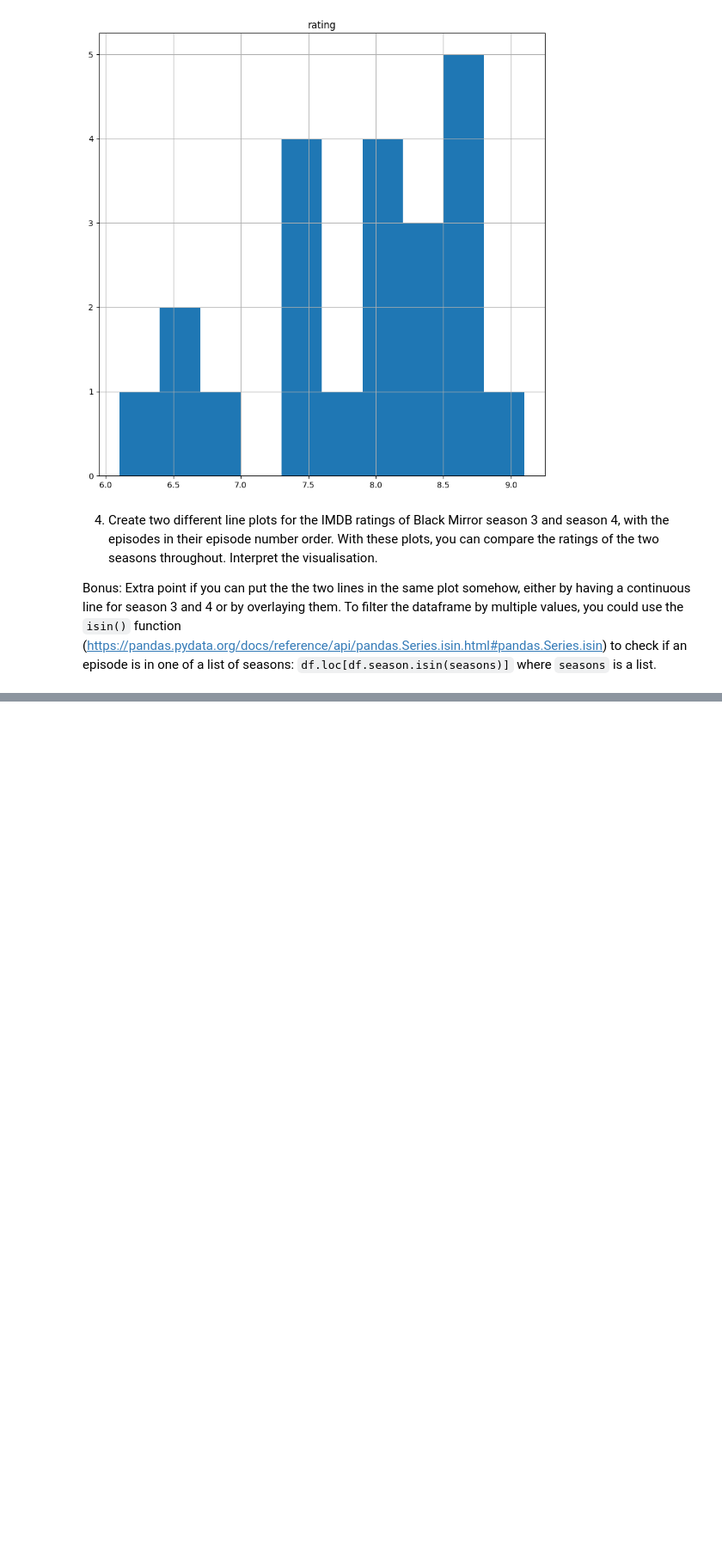
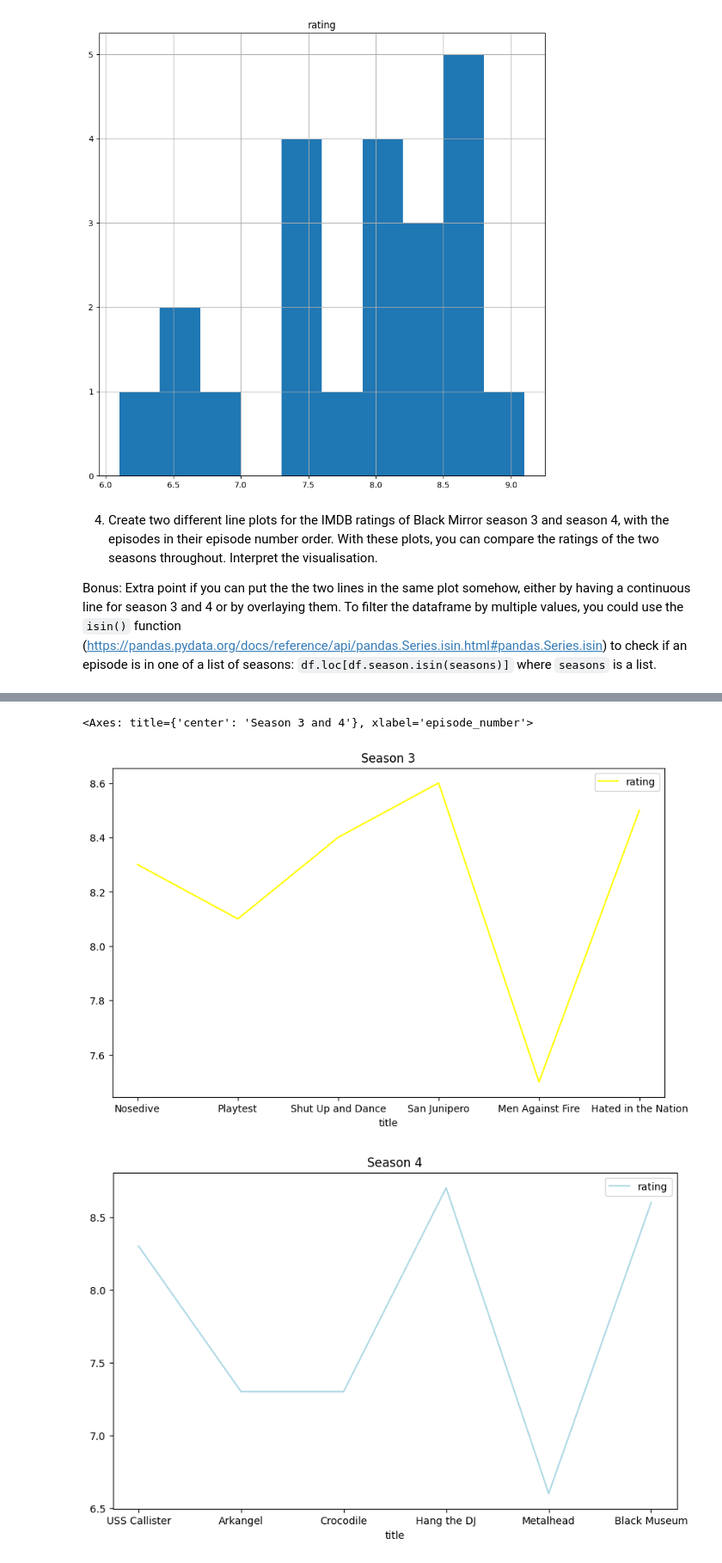
Before and after one commit to georgeccotea/georges-2023-coding-the-humanities, a Jupyter notebook: notebooks/assignments/4_Pandas_GradedAssignment/4_Pandas_GradedAssignment.ipynb, the cells around one changed output, grey strips where cells are left out. Shown: that part at 86% size. Drawn from its saved outputs; the diff is of its cells as text; code cells hidden in the pictures; blank space fills up the shorter version.

Commit message:
4th Graded Assignment + Nicer Graphs

```diff
--- a/notebooks/assignments/4_Pandas_GradedAssignment/4_Pandas_GradedAssignment.ipynb
+++ b/notebooks/assignments/4_Pandas_GradedAssignment/4_Pandas_GradedAssignment.ipynb
@@ -162,0 +134,29 @@ seasons.plot.line(x='episode_number', y=['rating_x', 'rating_y'], label=['Season
+# %%
+import pandas as pd
+# Reading the csv file and making a dataframe with the episode name and the rating in season 3
+season3 = df.loc[df.season.isin([3])]
+season3 = season3[['title', 'rating']]
+# Reading the csv file and making a dataframe with the episode name and the rating in season 4
+season4 = df.loc[df.season.isin([4])]
+season4 = season4[['title', 'rating']]
+# Reading the csv file and making a dataframe with the episode number and the rating in season 3
+season3Number = df.loc[df.season.isin([3])]
+season3Number = season3Number[['episode_number', 'rating']]
+# Reading the csv file and making a dataframe with the episode number and the rating in season 4
+season4Number = df.loc[df.season.isin([4])]
+season4Number = season4Number[['episode_number', 'rating']]
+# Aligning the season3Number and season4Number dataframes
+season3Number = season3Number.set_index('episode_number')
+season4Number = season4Number.set_index('episode_number')
+# Combining the season3 and season4 number dataframes
+seasons = pd.concat([season3Number, season4Number], axis=1)
+# Plotting the season3 dataframe
+season3.plot(x='title', y='rating', figsize = (10,6) ,kind='line', title='Season 3', color='yellow')
+# Plotting the season4 dataframe
+season4.plot(x='title', y='rating', figsize = (10,6), kind='line', title='Season 4', color='lightblue')
+# Plotting the concatenated dataframe with the title of each episode as legend and the rating as y-axis
+seasons.plot(figsize = (10,6), title='Season 3 and 4', color=['yellow', 'lightblue'])
+# %% [output]
+<Axes: title={'center': 'Season 3 and 4'}, xlabel='episode_number'>
+[figure, added]
+[figure, added]
```
Also changed, not shown: parts of 2 cells of this notebook.
